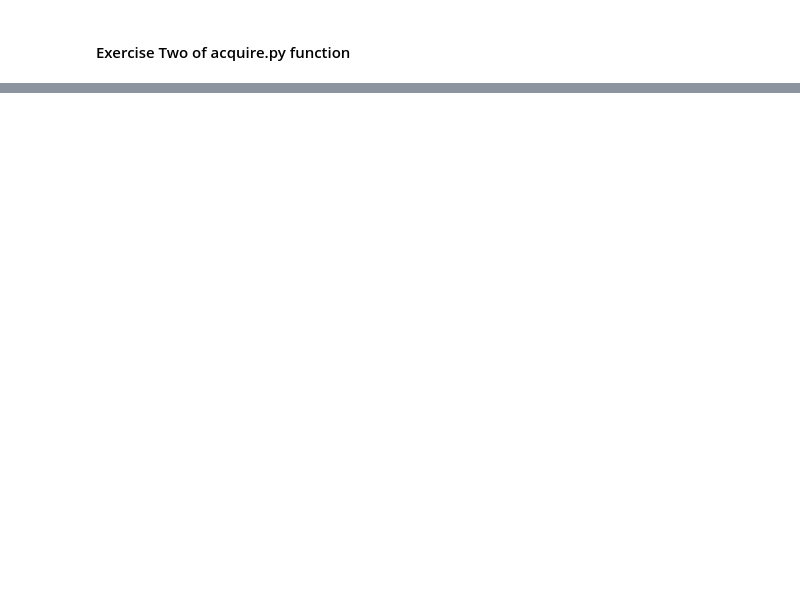
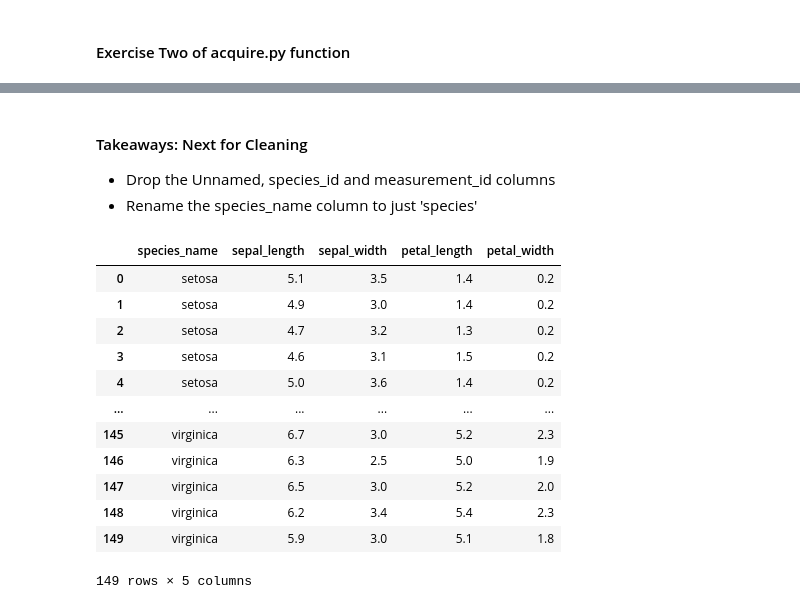
Before and after one commit to jeneyring/classification-exercises, a Jupyter notebook: classification-exercises.ipynb, the cells around one changed output, grey strips where cells are left out. Drawn from its saved outputs; the diff is of its cells as text; code cells hidden in the pictures; blank space fills up the shorter version.

```diff
--- a/classification-exercises.ipynb
+++ b/classification-exercises.ipynb
@@ -250,0 +169,24 @@ AttributeError: module 'acquire' has no attribute 'get_titanic_data'
+# %% [markdown]
+#### Takeaways: Next for Cleaning
+- Drop the Unnamed, species_id and measurement_id columns
+- Rename the species_name column to just 'species'
+# %%
+#drop the columns
+columns_to_drop = ['species_id']
+#rename df so it does not interfere with og df
+sepal_data = df.drop(columns=columns_to_drop)
+sepal_data
+# %% [output]
+|  | species_name | sepal_length | sepal_width | petal_length | petal_width |
+| 0 | setosa | 5.1 | 3.5 | 1.4 | 0.2 |
+| 1 | setosa | 4.9 | 3.0 | 1.4 | 0.2 |
+| 2 | setosa | 4.7 | 3.2 | 1.3 | 0.2 |
+| 3 | setosa | 4.6 | 3.1 | 1.5 | 0.2 |
+| 4 | setosa | 5.0 | 3.6 | 1.4 | 0.2 |
+| ... | ... | ... | ... | ... | ... |
+| 145 | virginica | 6.7 | 3.0 | 5.2 | 2.3 |
+| 146 | virginica | 6.3 | 2.5 | 5.0 | 1.9 |
+| 147 | virginica | 6.5 | 3.0 | 5.2 | 2.0 |
+| 148 | virginica | 6.2 | 3.4 | 5.4 | 2.3 |
+| 149 | virginica | 5.9 | 3.0 | 5.1 | 1.8 |
+149 rows × 5 columns
```
Also changed, not shown: parts of 36 cells of this notebook, 2 other files.
